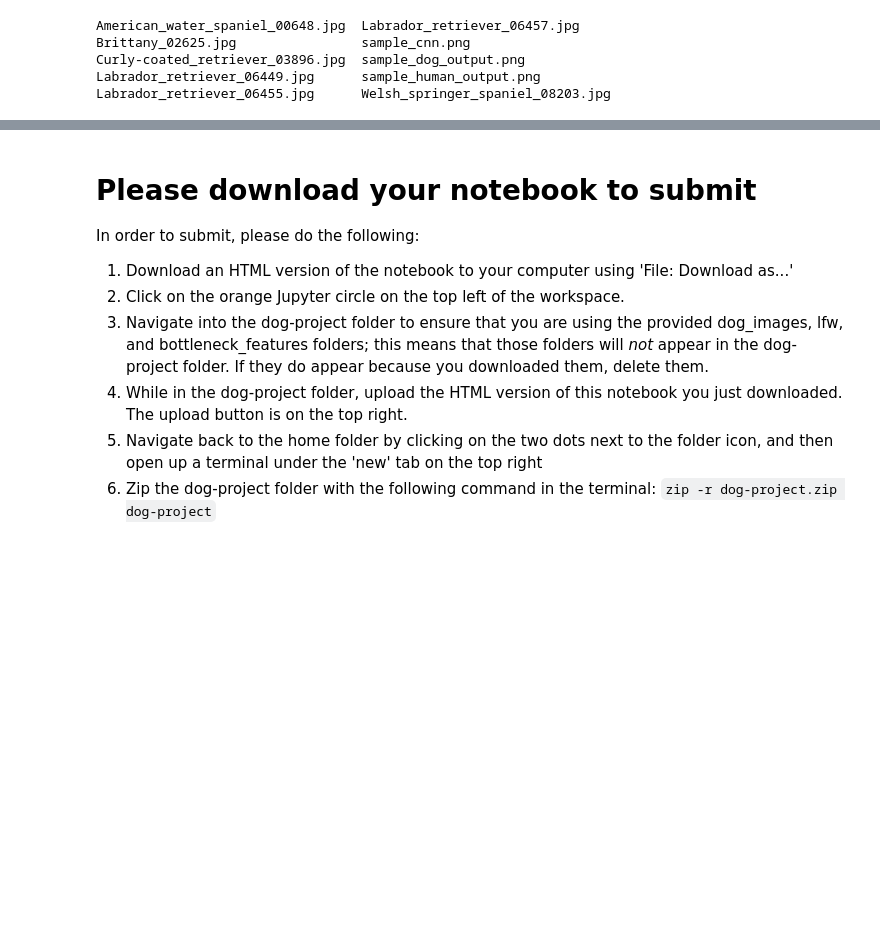
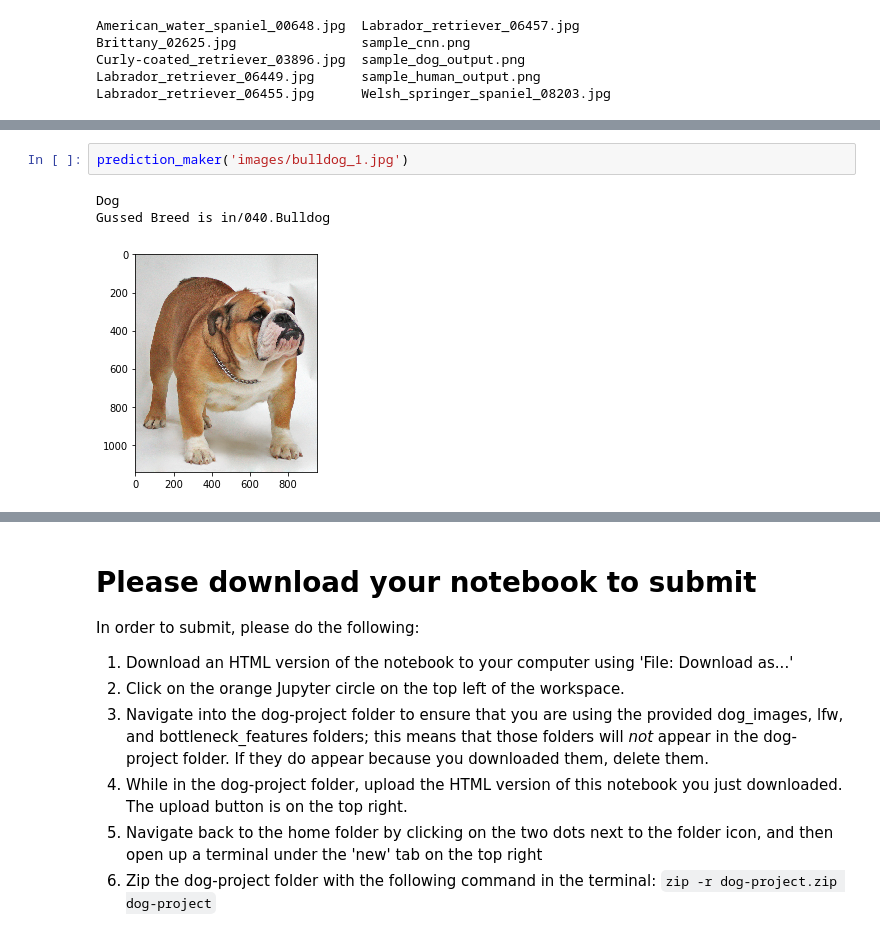
Before and after one commit to lalit527/dog-project, a Jupyter notebook: dog_app.ipynb, the cells around one changed output, grey strips where cells are left out. Drawn from its saved outputs; the diff is of its cells as text; blank space fills up the shorter version.

```diff
--- a/dog_app.ipynb
+++ b/dog_app.ipynb
@@ -863,0 +893,6 @@ Expected Breed is in/064.English_toy_spaniel
+# %%
+prediction_maker('images/bulldog_1.jpg')
+# %% [output]
+Dog
+Gussed Breed is in/040.Bulldog
+[figure, added]
```
Also changed, not shown: parts of 32 cells of this notebook, 1 other file.
